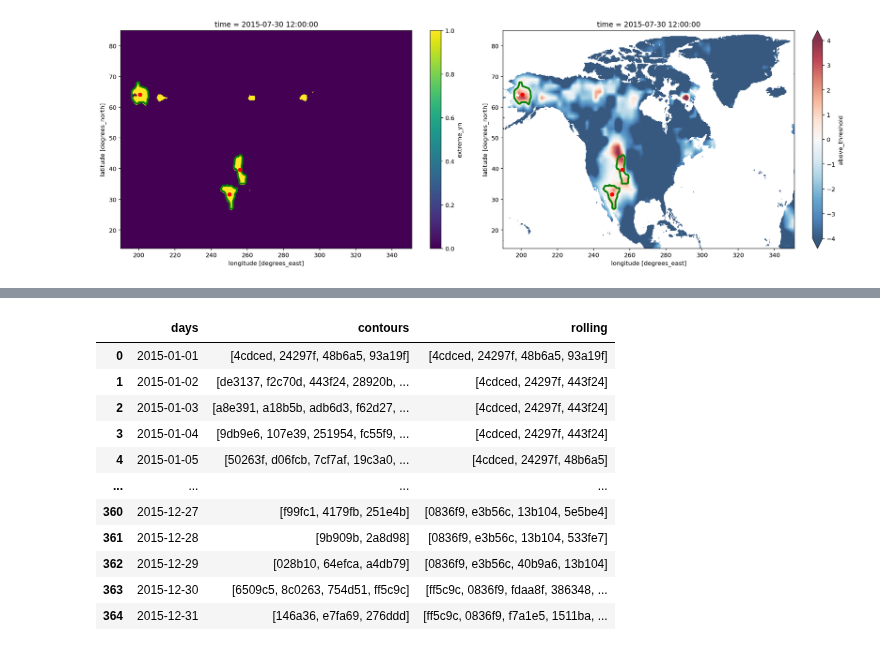
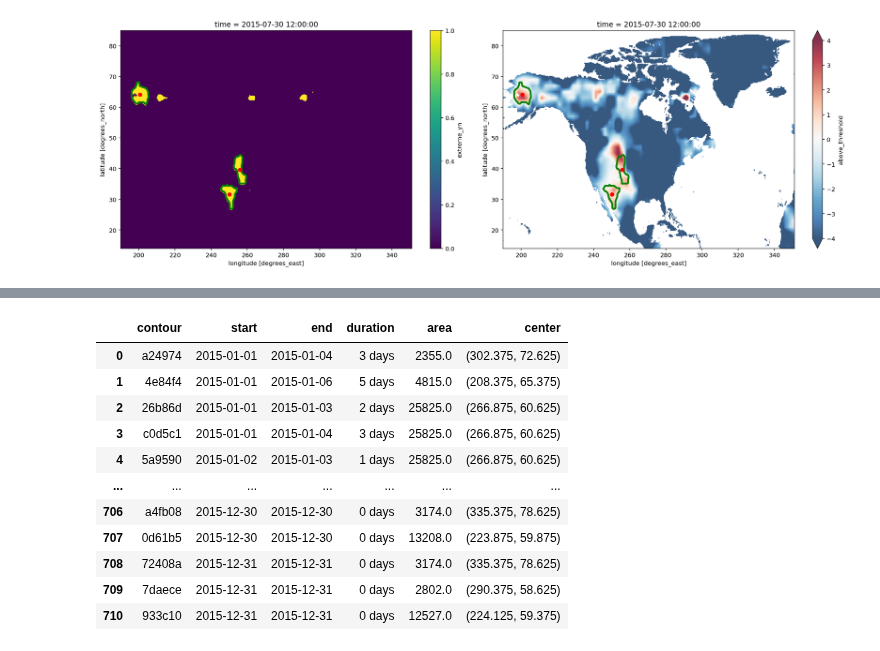
Before and after one commit to KorayKinik/heat-extremes-CMIP6, a Jupyter notebook: koray/bounding_contours.ipynb, the cells around one changed output, grey strips where cells are left out. Cells and saved outputs as stored; diff of their text form; code cells hidden in the pictures.

Commit message:
contour-rolling function works good!

```diff
--- a/koray/bounding_contours.ipynb
+++ b/koray/bounding_contours.ipynb
@@ -189,14 +190,17 @@ fig.tight_layout()
 # %% [output]
 [figure]
 # %%
+%%time
 ####################################
-# Loop through days
+# Rolling contours on time axis
 ####################################
-%%time
+
 
 ROLLING = 5
 
 def collapse(contours:List[Contour]) -> List[Contour]:
+    """Recursive func to fuse multiple contour objects, if overlapping."""
+
     contours = contours[:] # prevent mutation
     for cnt1, cnt2 in itertools.combinations(contours, 2):
         if cnt1.overlaps(cnt2):
@@ -206,9 +210,14 @@ def collapse(contours:List[Contour]) -> List[Contour]:
                 contours.remove(cnt2)
                 contours.append(cnt_new[0])
             return collapse(contours) # recursion
+
     return contours
 
 def rolling(contours:List[Contour], window:int=10) -> List[Contour]:
+    """Apply `collapse` func via rolling window.
+    This prevents a ever-widening snowball contour. If A contour diminishes, this func
+    will detect its tail and 'cut' it - depending on the `window` input."""
+
     contours = contours[:]
     for _ in range(window):
         roll = []
@@ -219,31 +228,59 @@ def rolling(contours:List[Contour], window:int=10) -> List[Contour]:
                 new_cnt = collapse(contours[i-1] + c)
                 roll.append(new_cnt)
         contours = roll
+
     return roll
 
+def find_all_contours(ds:xr.Dataset)->pd.DataFrame:
+    """Give a dataset and it will find all contours per day, if any."""
 
+    dr = pd.DatetimeIndex(ds['time'].dt.floor('D').values.astype('str'))
 
+    contours = []
+    days = []
+    for d in dr:
 
+        day = d.strftime("%Y-%m-%d")
+        tasmax = ds['tasmax'].sel(time=day)
+        tdiff = ds['above_threshold'].sel(time=day)
+        extreme = ds['extreme_yn'].sel(time=day)
 
+        arr2d = extreme.values[0]
 
-dr = pd.DatetimeIndex(ds['time'].dt.floor('D').values.astype('str'))
-tasmax = ds['tasmax'].sel(time=day)
-tdiff = ds['above_threshold'].sel(time=day)
-extreme = ds['extreme_yn'].sel(time=day)
+        contours += [find_contours(arr2d, convex=CONVEX, min_area=MIN_AREA)]
+        days += [day]
 
-contours = []
-days = []
-for idx in range(365):
+    df = pd.DataFrame(dict(days=days,
+                           contours=contours,
+                           rolling=rolling(contours, ROLLING)))
+    assert len(ds['extreme_yn'])==len(df)
 
-    day = dr[idx].strftime("%Y-%m-%d")
+    return df
 
-    arr2d = extreme.values[0]
+def find_unique(contours: List[List[Contour]])->List[Contour]:
+    """Flattens list of lists of contours, then returns the uniques."""
+    flattened = reduce(lambda a,b: a+b, contours)
+    return list(Counter(flattened))
 
-    cnts = find_contours(arr2d, convex=CONVEX, min_area=MIN_AREA)
-    contours += [cnts]
-    days += [day]
+def find_dates(c:Contour, df:pd.DataFrame)->pd.DataFrame:
+    """Get the subset of df for where a Contour object is in df['rolling'].
+    Then extract metadata of the input (continued) event `c`."""
 
-df = pd.DataFrame(dict(days=days,
-                       contours=contours,
-                       rolling=rolling(contours, ROLLING)))
+    sub = df[[c in cnts for cnts in df['rolling']]]
+    assert sub.index.is_monotonic # fail if uuid race-condition
+    d1 = sub['days'].iloc[0]
+    d2 = sub['days'].iloc[-1]
+    FMT = '%Y-%m-%d'
+    tdelta = datetime.strptime(d2, FMT) - datetime.strptime(d1, FMT)
+    return [c, d1, d2, tdelta, c.area, c.center]
+
+if __name__ == '__main__':
+
+    df_daily = find_all_contours(ds)
+    unique_contours = find_unique(df_daily['rolling'])
+
+    df = pd.DataFrame(data=[find_dates(c, df_daily) for c in unique_contours],
+                      columns=['contour','start','end','duration','area','center'])
+
+    df
 # %% [output]
@@ -250,12 +289,12 @@ df = pd.DataFrame(dict(days=days,
-|  | days | contours | rolling |
-| 0 | 2015-01-01 | [4cdced, 24297f, 48b6a5, 93a19f] | [4cdced, 24297f, 48b6a5, 93a19f] |
-| 1 | 2015-01-02 | [de3137, f2c70d, 443f24, 28920b, ... | [4cdced, 24297f, 443f24] |
-| 2 | 2015-01-03 | [a8e391, a18b5b, adb6d3, f62d27, ... | [4cdced, 24297f, 443f24] |
-| 3 | 2015-01-04 | [9db9e6, 107e39, 251954, fc55f9, ... | [4cdced, 24297f, 443f24] |
-| 4 | 2015-01-05 | [50263f, d06fcb, 7cf7af, 19c3a0, ... | [4cdced, 24297f, 48b6a5] |
-| ... | ... | ... | ... |
-| 360 | 2015-12-27 | [f99fc1, 4179fb, 251e4b] | [0836f9, e3b56c, 13b104, 5e5be4] |
-| 361 | 2015-12-28 | [9b909b, 2a8d98] | [0836f9, e3b56c, 13b104, 533fe7] |
-| 362 | 2015-12-29 | [028b10, 64efca, a4db79] | [0836f9, e3b56c, 40b9a6, 13b104] |
-| 363 | 2015-12-30 | [6509c5, 8c0263, 754d51, ff5c9c] | [ff5c9c, 0836f9, fdaa8f, 386348, ... |
-| 364 | 2015-12-31 | [146a36, e7fa69, 276ddd] | [ff5c9c, 0836f9, f7a1e5, 1511ba, ... |
+|  | contour | start | end | duration | area | center |
+| 0 | a24974 | 2015-01-01 | 2015-01-04 | 3 days | 2355.0 | (302.375, 72.625) |
+| 1 | 4e84f4 | 2015-01-01 | 2015-01-06 | 5 days | 4815.0 | (208.375, 65.375) |
+| 2 | 26b86d | 2015-01-01 | 2015-01-03 | 2 days | 25825.0 | (266.875, 60.625) |
+| 3 | c0d5c1 | 2015-01-01 | 2015-01-04 | 3 days | 25825.0 | (266.875, 60.625) |
+| 4 | 5a9590 | 2015-01-02 | 2015-01-03 | 1 days | 25825.0 | (266.875, 60.625) |
+| ... | ... | ... | ... | ... | ... | ... |
+| 706 | a4fb08 | 2015-12-30 | 2015-12-30 | 0 days | 3174.0 | (335.375, 78.625) |
+| 707 | 0d61b5 | 2015-12-30 | 2015-12-30 | 0 days | 13208.0 | (223.875, 59.875) |
+| 708 | 72408a | 2015-12-31 | 2015-12-31 | 0 days | 3174.0 | (335.375, 78.625) |
+| 709 | 7daece | 2015-12-31 | 2015-12-31 | 0 days | 2802.0 | (290.375, 58.625) |
+| 710 | 933c10 | 2015-12-31 | 2015-12-31 | 0 days | 12527.0 | (224.125, 59.375) |
```
Also changed, not shown: parts of 3 cells of this notebook.
